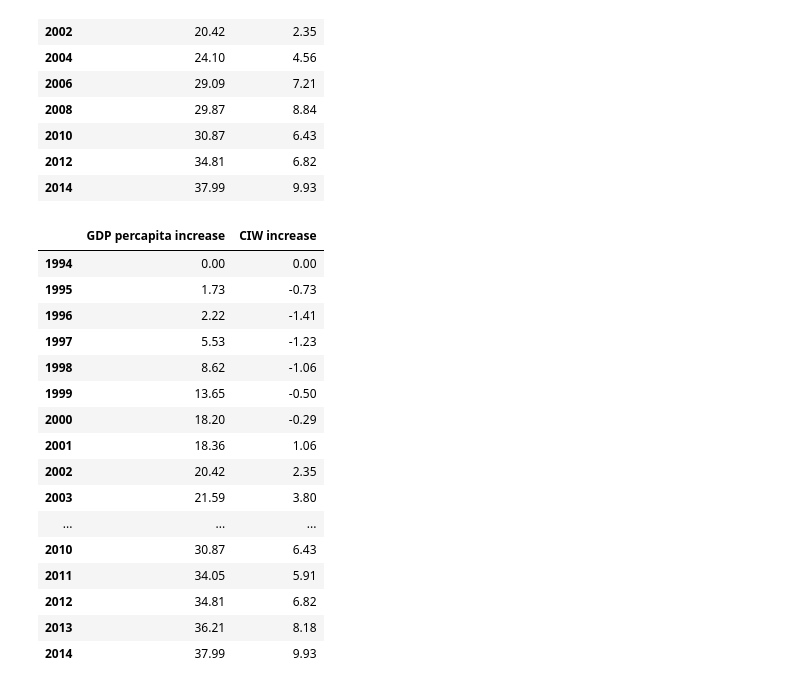
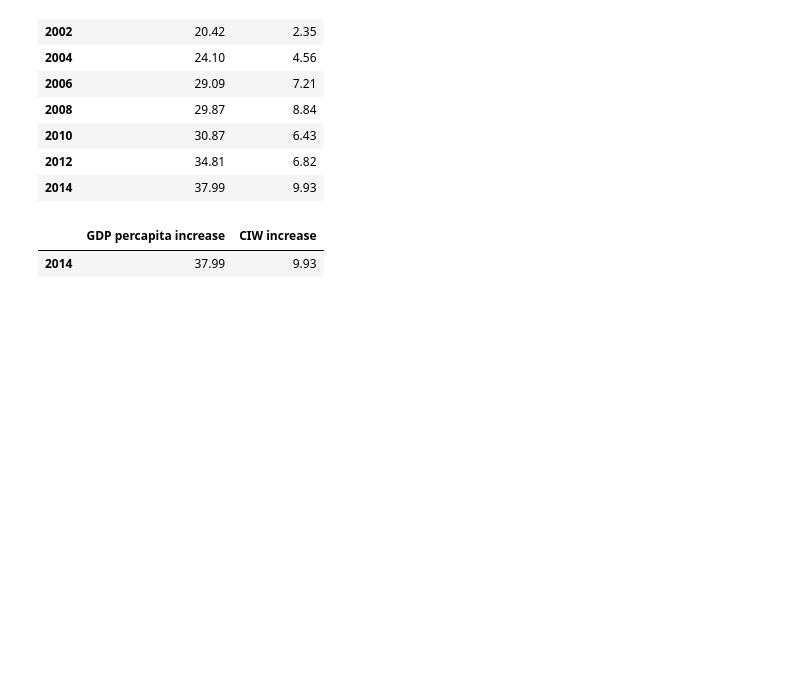
Before and after one commit to SShojaie/happiness_squad_ETL, a Jupyter notebook: vivi/Cnd_Idx_Wellbeing_Scrape.ipynb, the cells around one changed output. Saved outputs shown, nothing was run; the diff lists cells and outputs as text; code cells hidden in the pictures; blank space fills up the shorter version.

```diff
--- a/vivi/Cnd_Idx_Wellbeing_Scrape.ipynb
+++ b/vivi/Cnd_Idx_Wellbeing_Scrape.ipynb
@@ -91,24 +94,9 @@ t0
 | 2014 | 37.99 | 9.93 |
 # %%
 vsGDP_Table = pd.concat([t0, t1]). sort_index()
-vsGDP_Table
+vsGDP_Table.tail(1)
 # %% [output]
 |  | GDP percapita increase | CIW increase |
-| 1994 | 0.00 | 0.00 |
-| 1995 | 1.73 | -0.73 |
-| 1996 | 2.22 | -1.41 |
-| 1997 | 5.53 | -1.23 |
-| 1998 | 8.62 | -1.06 |
-| 1999 | 13.65 | -0.50 |
-| 2000 | 18.20 | -0.29 |
-| 2001 | 18.36 | 1.06 |
-| 2002 | 20.42 | 2.35 |
-| 2003 | 21.59 | 3.80 |
-| ... | ... | ... |
-| 2010 | 30.87 | 6.43 |
-| 2011 | 34.05 | 5.91 |
-| 2012 | 34.81 | 6.82 |
-| 2013 | 36.21 | 8.18 |
 | 2014 | 37.99 | 9.93 |
 # %%
 CIW_Table=tables[1].copy()
```
Also changed, not shown: parts of 15 cells of this notebook, 2 other files.
